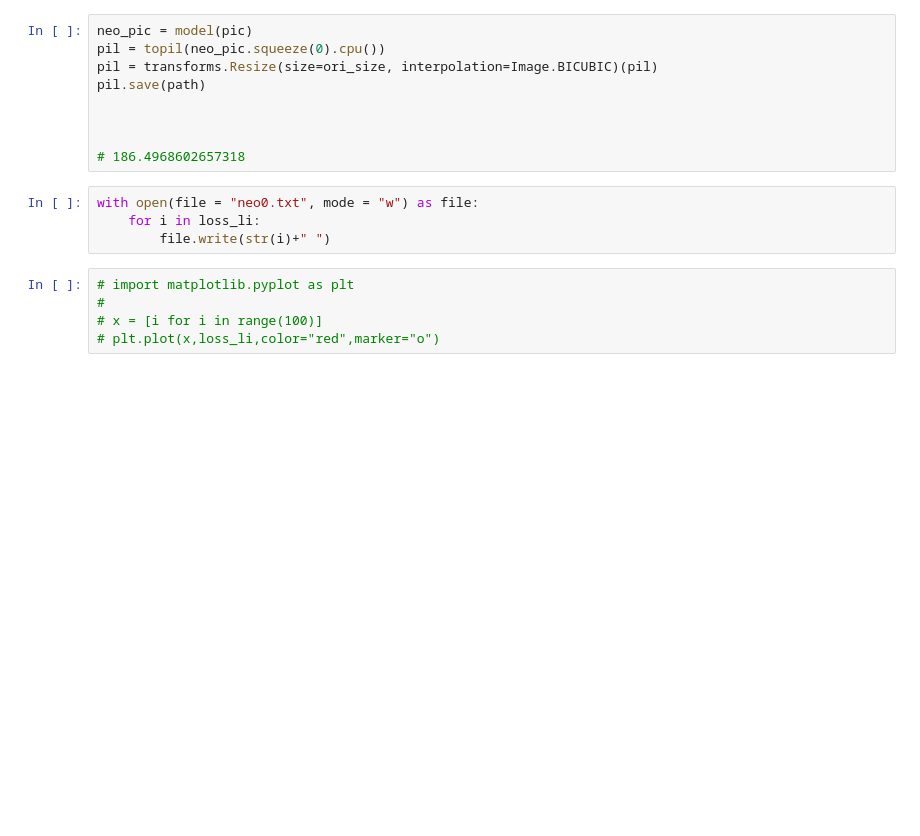
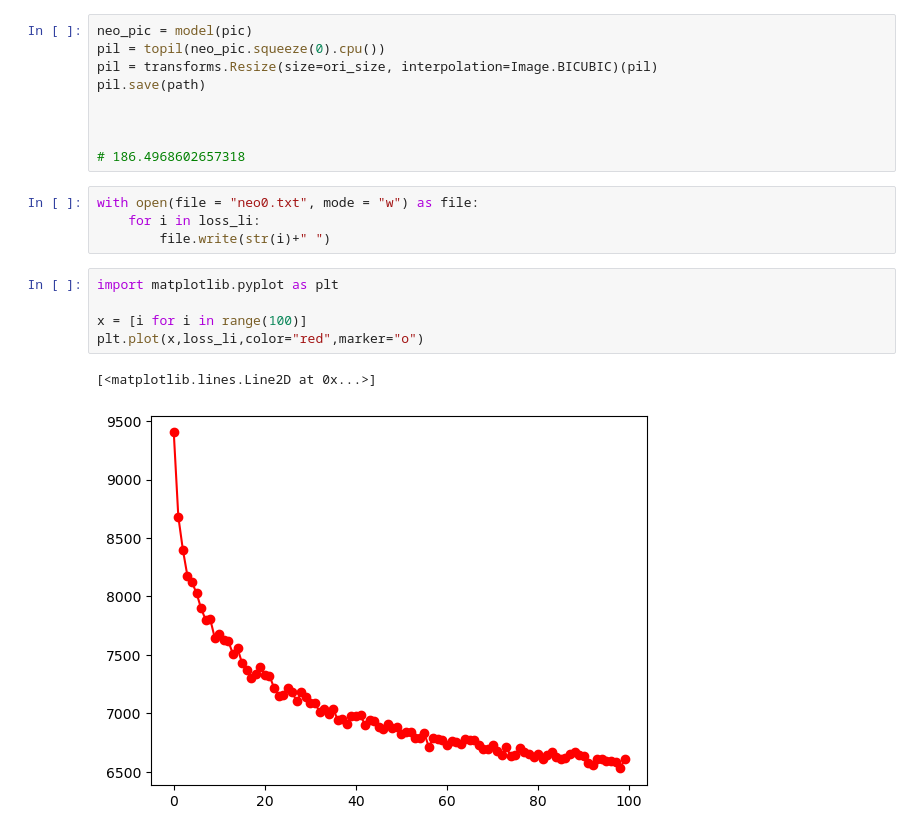
Before and after one commit to CA2528357431/CLIPstyler_try2change, a Jupyter notebook: neo_uu.ipynb, the cells around one changed output. Cells and saved outputs as stored; diff of their text form; blank space fills up the shorter version.

```diff
--- a/neo_uu.ipynb
+++ b/neo_uu.ipynb
@@ -219,7 +221,10 @@ with open(file = "neo0.txt", mode = "w") as file:
     for i in loss_li:
         file.write(str(i)+" ")
 # %%
-# import matplotlib.pyplot as plt
-#
-# x = [i for i in range(100)]
-# plt.plot(x,loss_li,color="red",marker="o")
+import matplotlib.pyplot as plt
+
+x = [i for i in range(100)]
+plt.plot(x,loss_li,color="red",marker="o")
+# %% [output]
+[<matplotlib.lines.Line2D at 0x...>]
+[figure, added]
```
Also changed, not shown: parts of 4 cells of this notebook, 4 other files.
